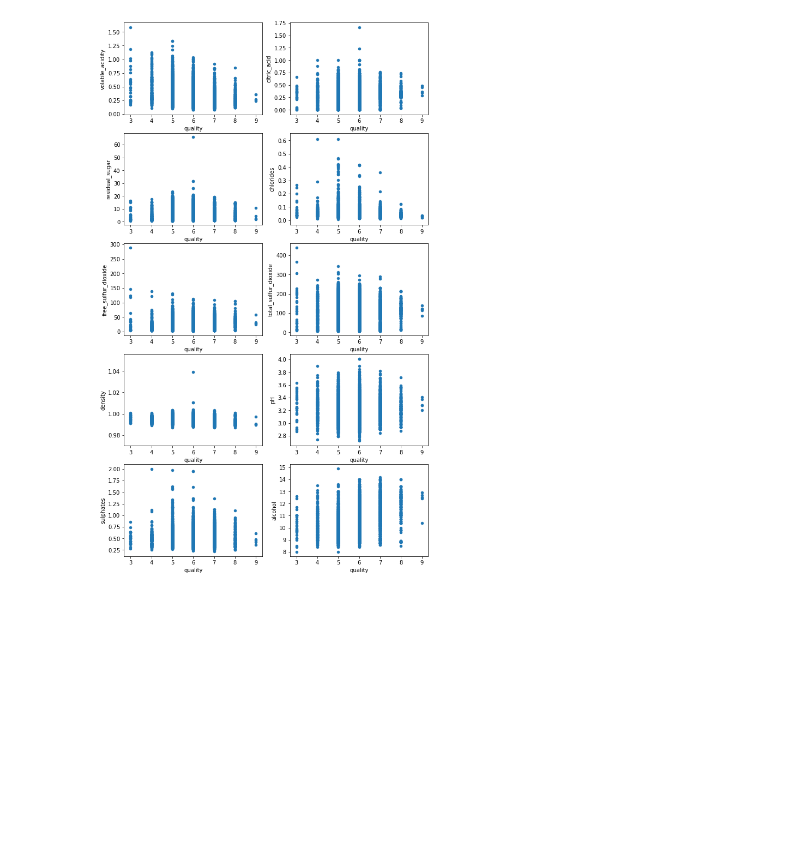
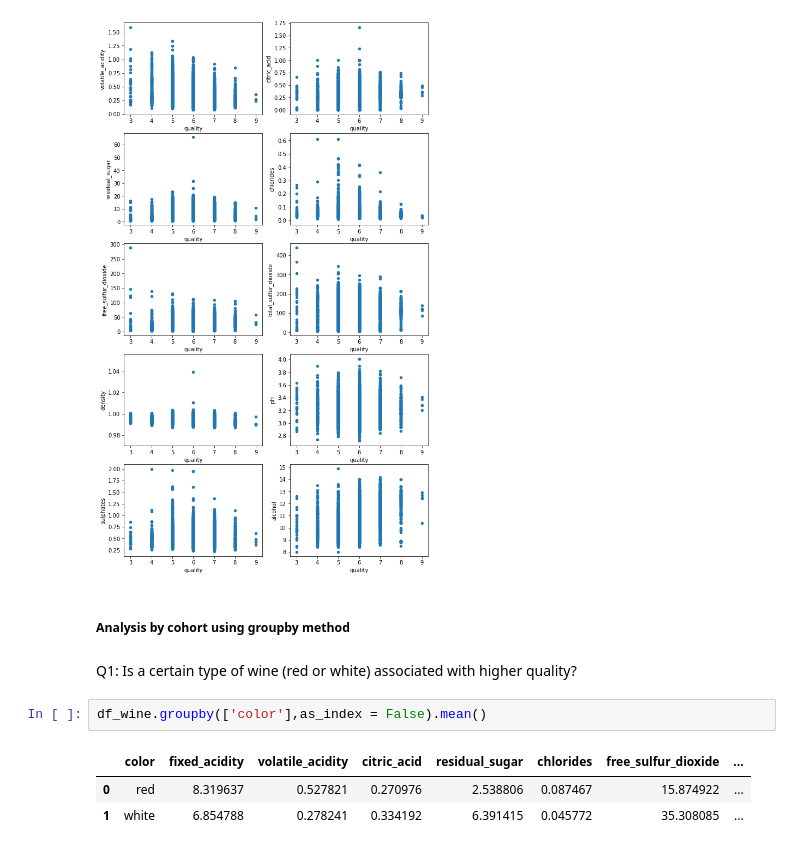
Before and after one commit to VilijaVait/data-analyst-udacity, a Jupyter notebook: exercises/wine-quality-analysis-basic.ipynb, the cells around one changed output. Cells and saved outputs as stored; diff of their text form; blank space fills up the shorter version.

```diff
--- a/exercises/wine-quality-analysis-basic.ipynb
+++ b/exercises/wine-quality-analysis-basic.ipynb
@@ -170,3 +171,13 @@ for i in range(1, rows*cols+1):
     df_wine.plot(x = 'quality', y = df_wine.columns[i], kind = 'scatter', ax=ax);
 # %% [output]
 [figure]
+# %% [markdown]
+##### Analysis by cohort using groupby method
+# %% [markdown]
+Q1: Is a certain type of wine (red or white) associated with higher quality?
+# %%
+df_wine.groupby(['color'],as_index = False).mean()
+# %% [output]
+|  | color | fixed_acidity | volatile_acidity | citric_acid | residual_sugar | chlorides | free_sulfur_dioxide | ... |
+| 0 | red | 8.319637 | 0.527821 | 0.270976 | 2.538806 | 0.087467 | 15.874922 | ... |
+| 1 | white | 6.854788 | 0.278241 | 0.334192 | 6.391415 | 0.045772 | 35.308085 | ... |
```
Also changed, not shown: parts of 25 cells of this notebook, 1 other file.
